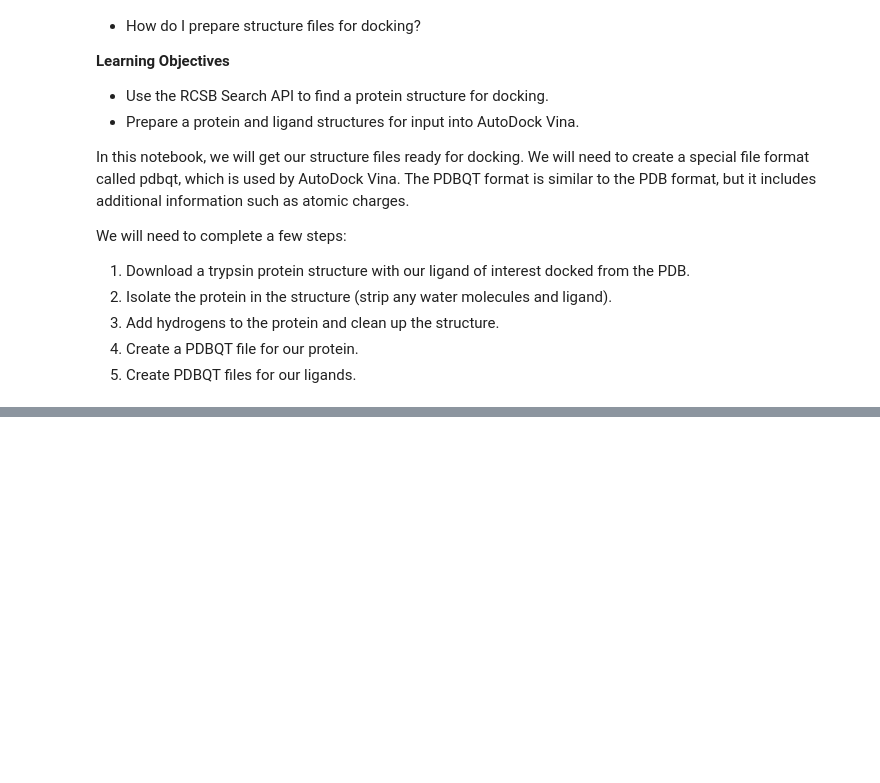
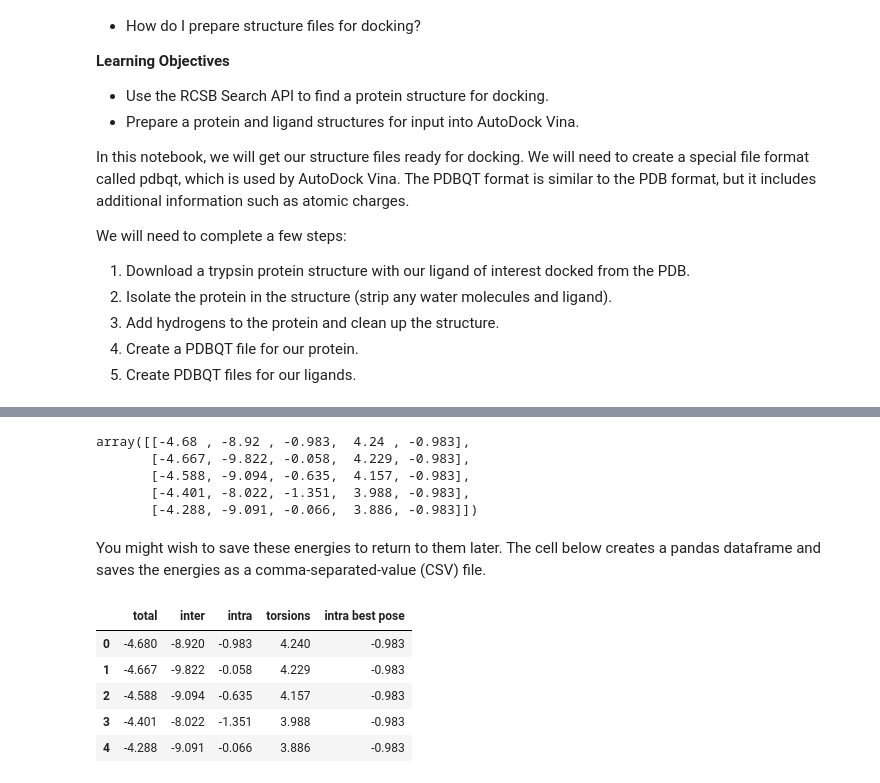
Before and after one commit to Arjun1425/Python-For-Cheminformatics-Driven-Molecular-Docking-rcsb, a Jupyter notebook: Molecular Docking.ipynb, the cells around one changed output, grey strips where cells are left out. Saved outputs shown, nothing was run; the diff lists cells and outputs as text; code cells hidden in the pictures; blank space fills up the shorter version.

```diff
--- a/Molecular Docking.ipynb
+++ b/Molecular Docking.ipynb
@@ -563,0 +681,3 @@ We will need to complete a few steps:
+# %%
+from vina import Vina
+v = Vina(sf_name='vina')
@@ -563,0 +695,4 @@ We will need to complete a few steps:
+# %%
+v.set_receptor(f"pdbqt/{pdb_id}.pdbqt")
+v.set_ligand_from_file(f"pdbqt/{ligand}.pdbqt")
+v.compute_vina_maps(center=pocket_center, box_size=ligand_box)
@@ -563,0 +715,24 @@ We will need to complete a few steps:
+# %%
+v.energies()
+# %% [output]
+array([[-4.68 , -8.92 , -0.983,  4.24 , -0.983],
+       [-4.667, -9.822, -0.058,  4.229, -0.983],
+       [-4.588, -9.094, -0.635,  4.157, -0.983],
+       [-4.401, -8.022, -1.351,  3.988, -0.983],
+       [-4.288, -9.091, -0.066,  3.886, -0.983]])
+# %% [markdown]
+You might wish to save these energies to return to them later. The cell below creates a pandas dataframe and saves the energies as a comma-separated-value (CSV) file.
+# %%
+import pandas as pd
+
+column_names = ["total", "inter", "intra", "torsions", "intra best pose"]
+
+df = pd.DataFrame(v.energies(), columns = column_names)
+df.head()
+# %% [output]
+|  | total | inter | intra | torsions | intra best pose |
+| 0 | -4.680 | -8.920 | -0.983 | 4.240 | -0.983 |
+| 1 | -4.667 | -9.822 | -0.058 | 4.229 | -0.983 |
+| 2 | -4.588 | -9.094 | -0.635 | 4.157 | -0.983 |
+| 3 | -4.401 | -8.022 | -1.351 | 3.988 | -0.983 |
+| 4 | -4.288 | -9.091 | -0.066 | 3.886 | -0.983 |
```
Also changed, not shown: parts of 37 cells of this notebook.
